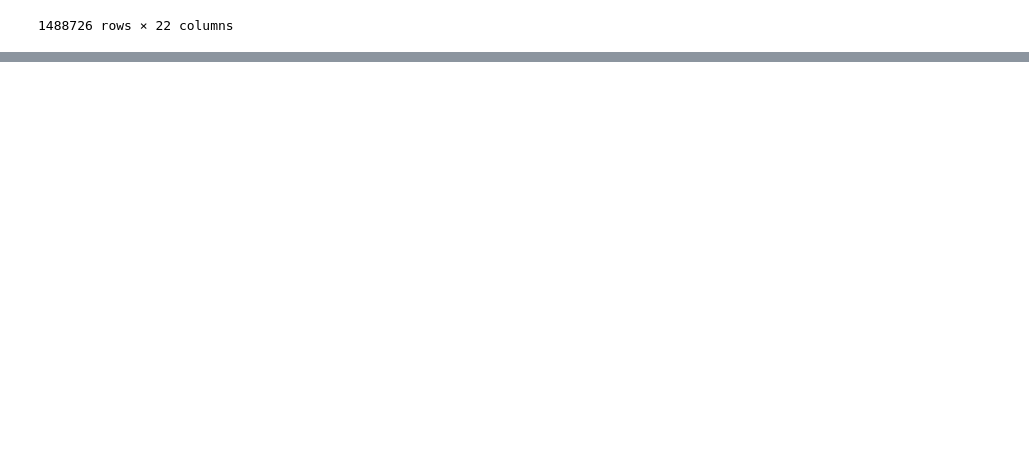
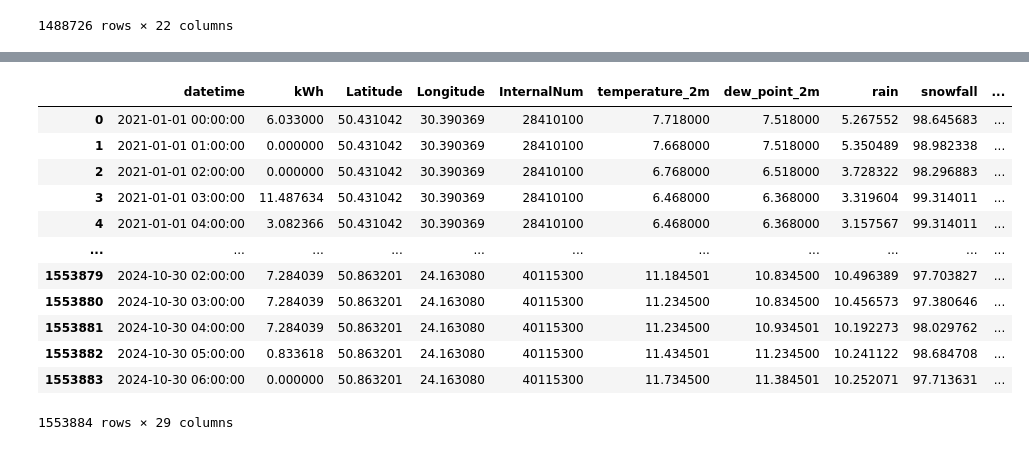
Before and after one commit to Lkupybida/ArtficialInteligenceCourseProject, a Jupyter notebook: lev.ipynb, the cells around one changed output, grey strips where cells are left out. Saved outputs shown, nothing was run; the diff lists cells and outputs as text; code cells hidden in the pictures; blank space fills up the shorter version.

Commit message:
figured put categorical, lgbm, fully feature engineered and splitted dataset for space optimization

```diff
--- a/lev.ipynb
+++ b/lev.ipynb
@@ -235,0 +231,21 @@ rmse(test['kWh'], train_preds)
+# %%
+df = get_fully_featured_df(categorical = True)
+
+train, test = train_test(df)
+train, valid = train_test(train)
+# %%
+df
+# %% [output]
+|  | datetime | kWh | Latitude | Longitude | InternalNum | temperature_2m | dew_point_2m | rain | snowfall | ... |
+| 0 | 2021-01-01 00:00:00 | 6.033000 | 50.431042 | 30.390369 | 28410100 | 7.718000 | 7.518000 | 5.267552 | 98.645683 | ... |
+| 1 | 2021-01-01 01:00:00 | 0.000000 | 50.431042 | 30.390369 | 28410100 | 7.668000 | 7.518000 | 5.350489 | 98.982338 | ... |
+| 2 | 2021-01-01 02:00:00 | 0.000000 | 50.431042 | 30.390369 | 28410100 | 6.768000 | 6.518000 | 3.728322 | 98.296883 | ... |
+| 3 | 2021-01-01 03:00:00 | 11.487634 | 50.431042 | 30.390369 | 28410100 | 6.468000 | 6.368000 | 3.319604 | 99.314011 | ... |
+| 4 | 2021-01-01 04:00:00 | 3.082366 | 50.431042 | 30.390369 | 28410100 | 6.468000 | 6.368000 | 3.157567 | 99.314011 | ... |
+| ... | ... | ... | ... | ... | ... | ... | ... | ... | ... | ... |
+| 1553879 | 2024-10-30 02:00:00 | 7.284039 | 50.863201 | 24.163080 | 40115300 | 11.184501 | 10.834500 | 10.496389 | 97.703827 | ... |
+| 1553880 | 2024-10-30 03:00:00 | 7.284039 | 50.863201 | 24.163080 | 40115300 | 11.234500 | 10.834500 | 10.456573 | 97.380646 | ... |
+| 1553881 | 2024-10-30 04:00:00 | 7.284039 | 50.863201 | 24.163080 | 40115300 | 11.234500 | 10.934501 | 10.192273 | 98.029762 | ... |
+| 1553882 | 2024-10-30 05:00:00 | 0.833618 | 50.863201 | 24.163080 | 40115300 | 11.434501 | 11.234500 | 10.241122 | 98.684708 | ... |
+| 1553883 | 2024-10-30 06:00:00 | 0.000000 | 50.863201 | 24.163080 | 40115300 | 11.734500 | 11.384501 | 10.252071 | 97.713631 | ... |
+1553884 rows × 29 columns
```
Also changed, not shown: parts of 24 cells of this notebook, 7 other files.
